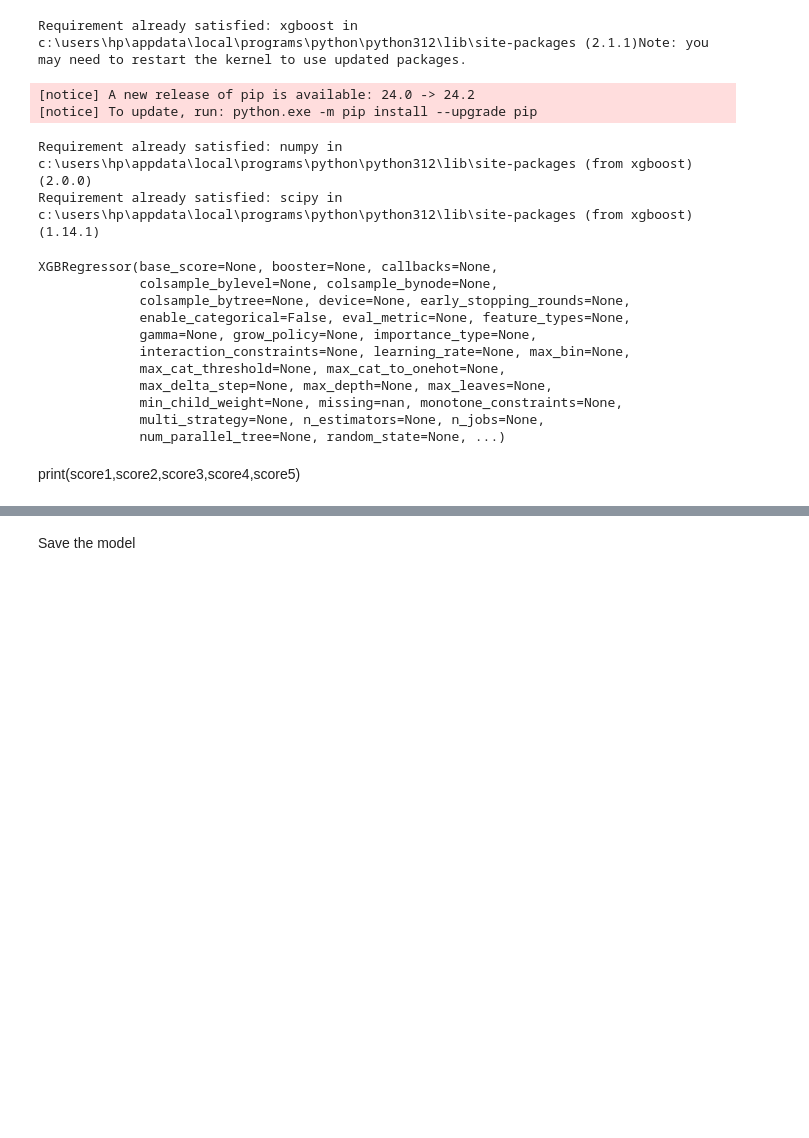
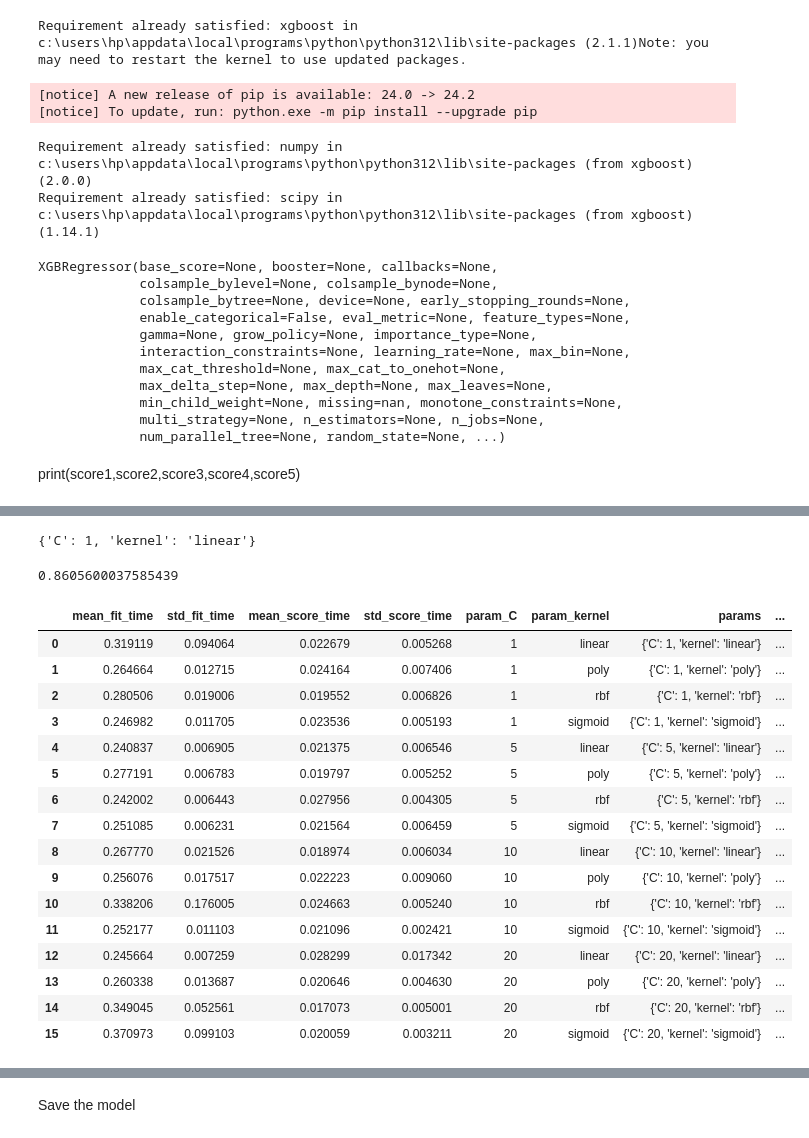
Before and after one commit to Durga-R-M/Car_price_prediction, a Jupyter notebook: Cardekho_priceprediction.ipynb, the cells around one changed output, grey strips where cells are left out. Cells and saved outputs as stored; diff of their text form; code cells hidden in the pictures; blank space fills up the shorter version.

Commit message:
modelTuning

```diff
--- a/Cardekho_priceprediction.ipynb
+++ b/Cardekho_priceprediction.ipynb
@@ -1842,0 +1895,14 @@ final_score
+# %%
+xg=XGBRegressor()
+# %%
+#GridsearchCV is used for determining the best parameter
+#hyperparameters
+
+parameters={"kernel":["linear",'poly','rbf','sigmoid'],
+           'C':[1,5,10,20]}
+# %%
+#grid search
+gscv=GridSearchCV(xg,parameters,cv=5)
+# %%
+#fitting the data to our model
+gscv.fit(X,Y)
@@ -1842,0 +1964,34 @@ final_score
+# %%
+#best parameters
+best_parameters=gscv.best_params_
+print(best_parameters)
+# %% [output]
+{'C': 1, 'kernel': 'linear'}
+# %%
+#highest accuracy
+highest_accuracy=gscv.best_score_
+print(highest_accuracy)
+# %% [output]
+0.8605600037585439
+# %%
+#loading the results to pandas dataframe
+newresult=pd.DataFrame(gscv.cv_results_)
+newresult
+# %% [output]
+|  | mean_fit_time | std_fit_time | mean_score_time | std_score_time | param_C | param_kernel | params | ... |
+| 0 | 0.319119 | 0.094064 | 0.022679 | 0.005268 | 1 | linear | {'C': 1, 'kernel': 'linear'} | ... |
+| 1 | 0.264664 | 0.012715 | 0.024164 | 0.007406 | 1 | poly | {'C': 1, 'kernel': 'poly'} | ... |
+| 2 | 0.280506 | 0.019006 | 0.019552 | 0.006826 | 1 | rbf | {'C': 1, 'kernel': 'rbf'} | ... |
+| 3 | 0.246982 | 0.011705 | 0.023536 | 0.005193 | 1 | sigmoid | {'C': 1, 'kernel': 'sigmoid'} | ... |
+| 4 | 0.240837 | 0.006905 | 0.021375 | 0.006546 | 5 | linear | {'C': 5, 'kernel': 'linear'} | ... |
+| 5 | 0.277191 | 0.006783 | 0.019797 | 0.005252 | 5 | poly | {'C': 5, 'kernel': 'poly'} | ... |
+| 6 | 0.242002 | 0.006443 | 0.027956 | 0.004305 | 5 | rbf | {'C': 5, 'kernel': 'rbf'} | ... |
+| 7 | 0.251085 | 0.006231 | 0.021564 | 0.006459 | 5 | sigmoid | {'C': 5, 'kernel': 'sigmoid'} | ... |
+| 8 | 0.267770 | 0.021526 | 0.018974 | 0.006034 | 10 | linear | {'C': 10, 'kernel': 'linear'} | ... |
+| 9 | 0.256076 | 0.017517 | 0.022223 | 0.009060 | 10 | poly | {'C': 10, 'kernel': 'poly'} | ... |
+| 10 | 0.338206 | 0.176005 | 0.024663 | 0.005240 | 10 | rbf | {'C': 10, 'kernel': 'rbf'} | ... |
+| 11 | 0.252177 | 0.011103 | 0.021096 | 0.002421 | 10 | sigmoid | {'C': 10, 'kernel': 'sigmoid'} | ... |
+| 12 | 0.245664 | 0.007259 | 0.028299 | 0.017342 | 20 | linear | {'C': 20, 'kernel': 'linear'} | ... |
+| 13 | 0.260338 | 0.013687 | 0.020646 | 0.004630 | 20 | poly | {'C': 20, 'kernel': 'poly'} | ... |
+| 14 | 0.349045 | 0.052561 | 0.017073 | 0.005001 | 20 | rbf | {'C': 20, 'kernel': 'rbf'} | ... |
+| 15 | 0.370973 | 0.099103 | 0.020059 | 0.003211 | 20 | sigmoid | {'C': 20, 'kernel': 'sigmoid'} | ... |
```
Also changed, not shown: parts of 39 cells of this notebook, 3 other files.
